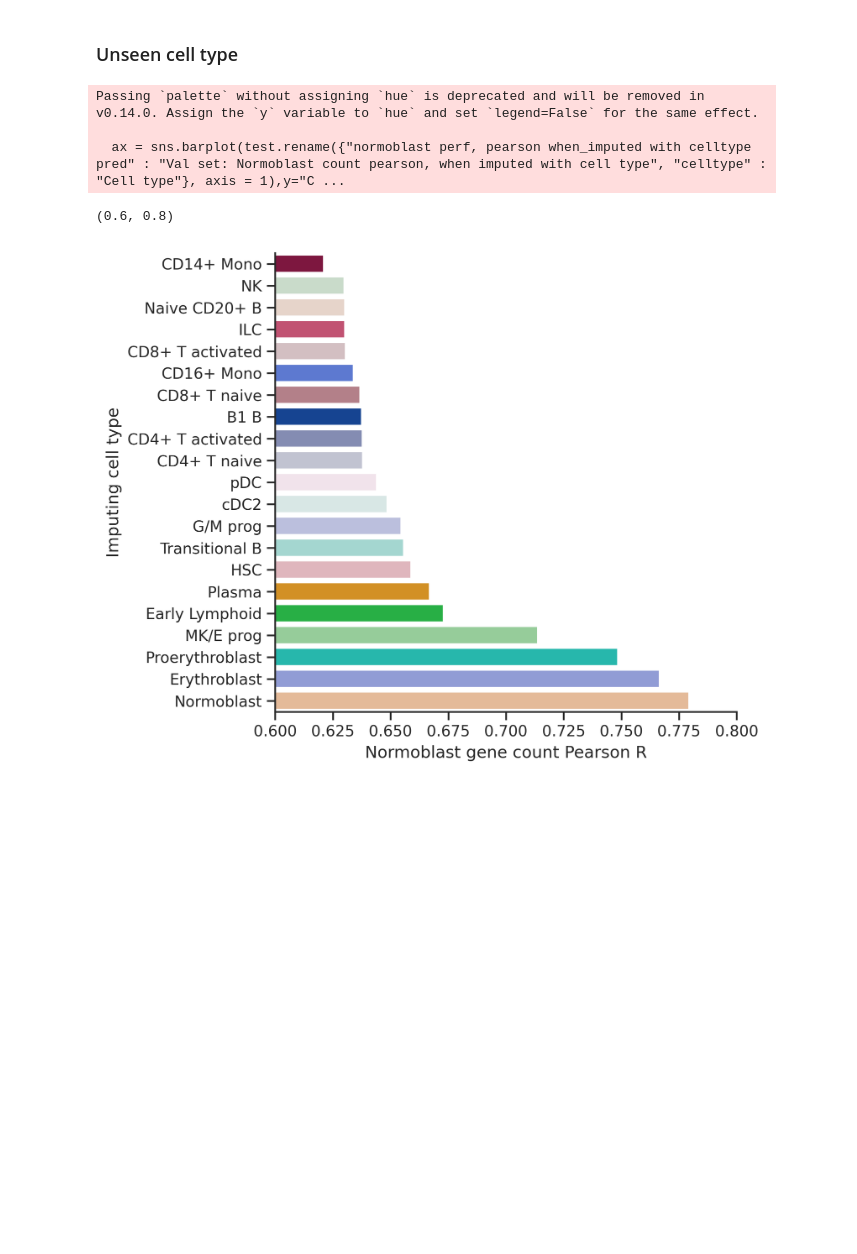
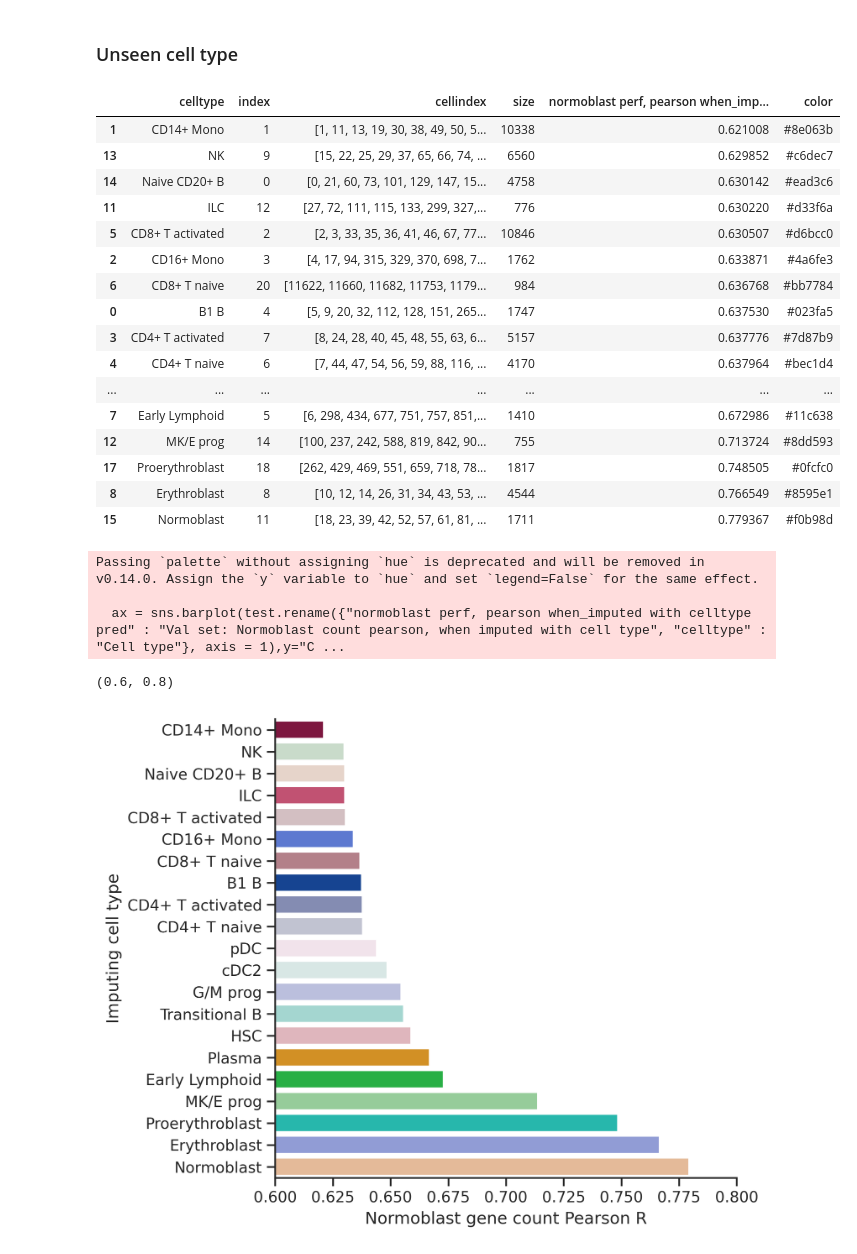
Before and after one commit to gagneurlab/scooby_reproducibility, a Jupyter notebook: notebooks/figure2/Figure2.ipynb, the cells around one changed output. Drawn from its saved outputs; the diff is of its cells as text; code cells hidden in the pictures; blank space fills up the shorter version.

```diff
--- a/notebooks/figure2/Figure2.ipynb
+++ b/notebooks/figure2/Figure2.ipynb
@@ -16,5 +16,5 @@ from utils.plotting import plot_cells_pseudotime
 # %%
-data_path = 'tmp'
+data_path = '/data/ceph/hdd/project/node_08/QNA/scborzoi/submission_data'
 # %% [markdown]
 ## Panel B
 # %%
@@ -261,10 +249,12 @@ cell_type_index_new = cell_type_index.reset_index().copy()
+# %%
+cell_type_index_new = pd.read_parquet(os.path.join(data_path, "count_eval", "no_neighbors_no_normoblasts_perf.pq"))
 # %%
-pearsons = []
-#cell_type_index_new = cell_type_index.reset_index()
-for i, row in cell_type_index_new.iterrows():
-    ct = row["celltype"]
-    #print (i,ct, scipy.stats.pearsonr(counts_predicted_log[:,i].ravel(), counts_target_log[:, 15])[0])
-    pearsons.append(scipy.stats.pearsonr(counts_predicted_log[:,i].ravel(), counts_target_log[:, 15])[0])
+# pearsons = []
+# #cell_type_index_new = cell_type_index.reset_index()
+# for i, row in cell_type_index_new.iterrows():
+#     ct = row["celltype"]
+#     #print (i,ct, scipy.stats.pearsonr(counts_predicted_log[:,i].ravel(), counts_target_log[:, 15])[0])
+#     pearsons.append(scipy.stats.pearsonr(counts_predicted_log[:,i].ravel(), counts_target_log[:, 15])[0])
 
-cell_type_index_new['normoblast perf, pearson when_imputed with celltype pred'] = pearsons
+# cell_type_index_new['normoblast perf, pearson when_imputed with celltype pred'] = pearsons
 # %%
@@ -276,4 +266,4 @@ adata = sc.read(os.path.join(data_path, 'bmmc_multiome_multivi_neurips21_curated
 color_map = dict(zip(adata.obs.l2_cell_type.cat.categories, adata.uns['l2_cell_type_colors']))
 # %%
 for k, v in color_map.items():
-    color_map[k.replace('_', ' ').replace(r"G+M prog", "G/M prog").replace("MK+E prog", "MK/E prog")] = v
+    color_map[k.replace(' ', '_').replace(r"G+M prog", "G/M prog").replace("MK+E prog", "MK/E prog")] = v
@@ -280,5 +272,25 @@ for k, v in color_map.items():
 # %%
 test = cell_type_index_new.set_index('celltype').join(pd.DataFrame.from_dict(color_map, orient= 'index').rename({0:'color'}, axis = 1)).reset_index().sort_values('normoblast perf, pearson when_imputed with celltype pred')
+# %%
+test
+# %% [output]
+|  | celltype | index | cellindex | size | normoblast perf, pearson when_imp... | color |
+| 1 | CD14+ Mono | 1 | [1, 11, 13, 19, 30, 38, 49, 50, 5... | 10338 | 0.621008 | #8e063b |
+| 13 | NK | 9 | [15, 22, 25, 29, 37, 65, 66, 74, ... | 6560 | 0.629852 | #c6dec7 |
+| 14 | Naive CD20+ B | 0 | [0, 21, 60, 73, 101, 129, 147, 15... | 4758 | 0.630142 | #ead3c6 |
+| 11 | ILC | 12 | [27, 72, 111, 115, 133, 299, 327,... | 776 | 0.630220 | #d33f6a |
+| 5 | CD8+ T activated | 2 | [2, 3, 33, 35, 36, 41, 46, 67, 77... | 10846 | 0.630507 | #d6bcc0 |
+| 2 | CD16+ Mono | 3 | [4, 17, 94, 315, 329, 370, 698, 7... | 1762 | 0.633871 | #4a6fe3 |
+| 6 | CD8+ T naive | 20 | [11622, 11660, 11682, 11753, 1179... | 984 | 0.636768 | #bb7784 |
+| 0 | B1 B | 4 | [5, 9, 20, 32, 112, 128, 151, 265... | 1747 | 0.637530 | #023fa5 |
+| 3 | CD4+ T activated | 7 | [8, 24, 28, 40, 45, 48, 55, 63, 6... | 5157 | 0.637776 | #7d87b9 |
+| 4 | CD4+ T naive | 6 | [7, 44, 47, 54, 56, 59, 88, 116, ... | 4170 | 0.637964 | #bec1d4 |
+| ... | ... | ... | ... | ... | ... | ... |
+| 7 | Early Lymphoid | 5 | [6, 298, 434, 677, 751, 757, 851,... | 1410 | 0.672986 | #11c638 |
+| 12 | MK/E prog | 14 | [100, 237, 242, 588, 819, 842, 90... | 755 | 0.713724 | #8dd593 |
+| 17 | Proerythroblast | 18 | [262, 429, 469, 551, 659, 718, 78... | 1817 | 0.748505 | #0fcfc0 |
+| 8 | Erythroblast | 8 | [10, 12, 14, 26, 31, 34, 43, 53, ... | 4544 | 0.766549 | #8595e1 |
+| 15 | Normoblast | 11 | [18, 23, 39, 42, 52, 57, 61, 81, ... | 1711 | 0.779367 | #f0b98d |
 # %%
 custom_params = {"axes.spines.right": False, "axes.spines.top": False}
 sns.set_theme(style="ticks", rc=custom_params)
```
Also changed, not shown: parts of 15 cells of this notebook.
